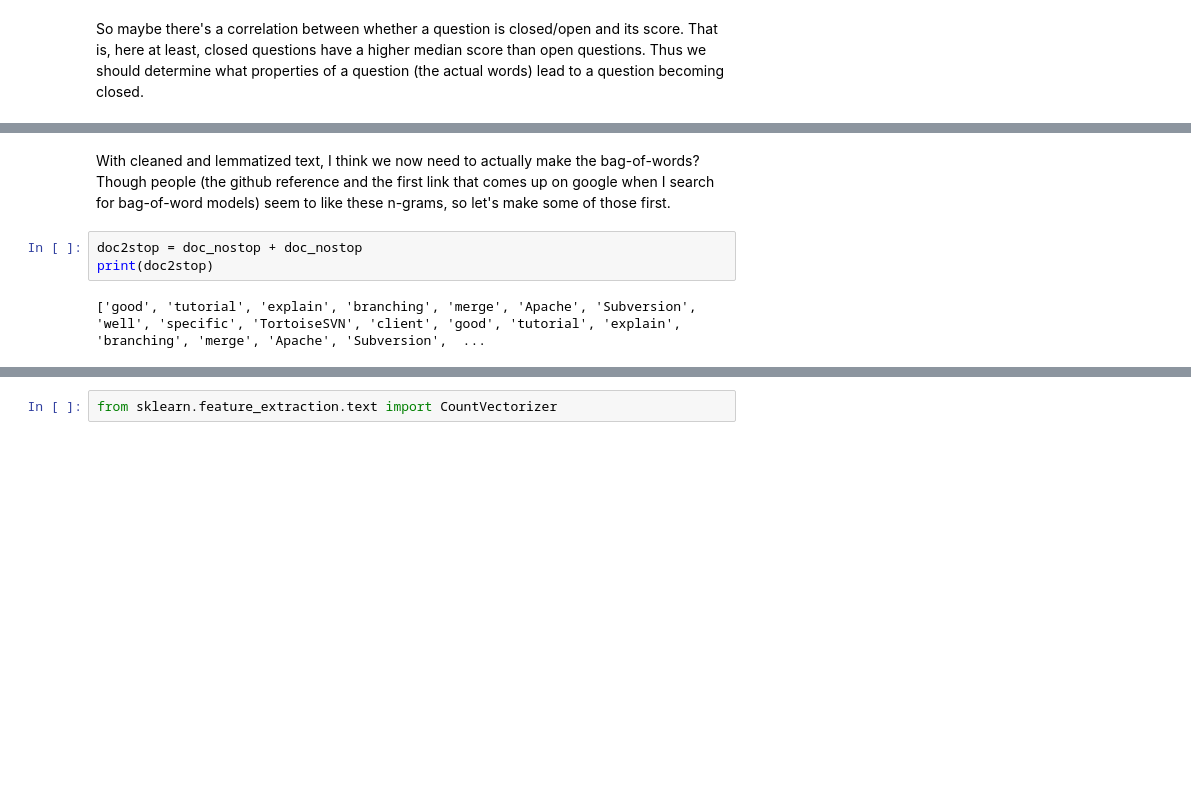
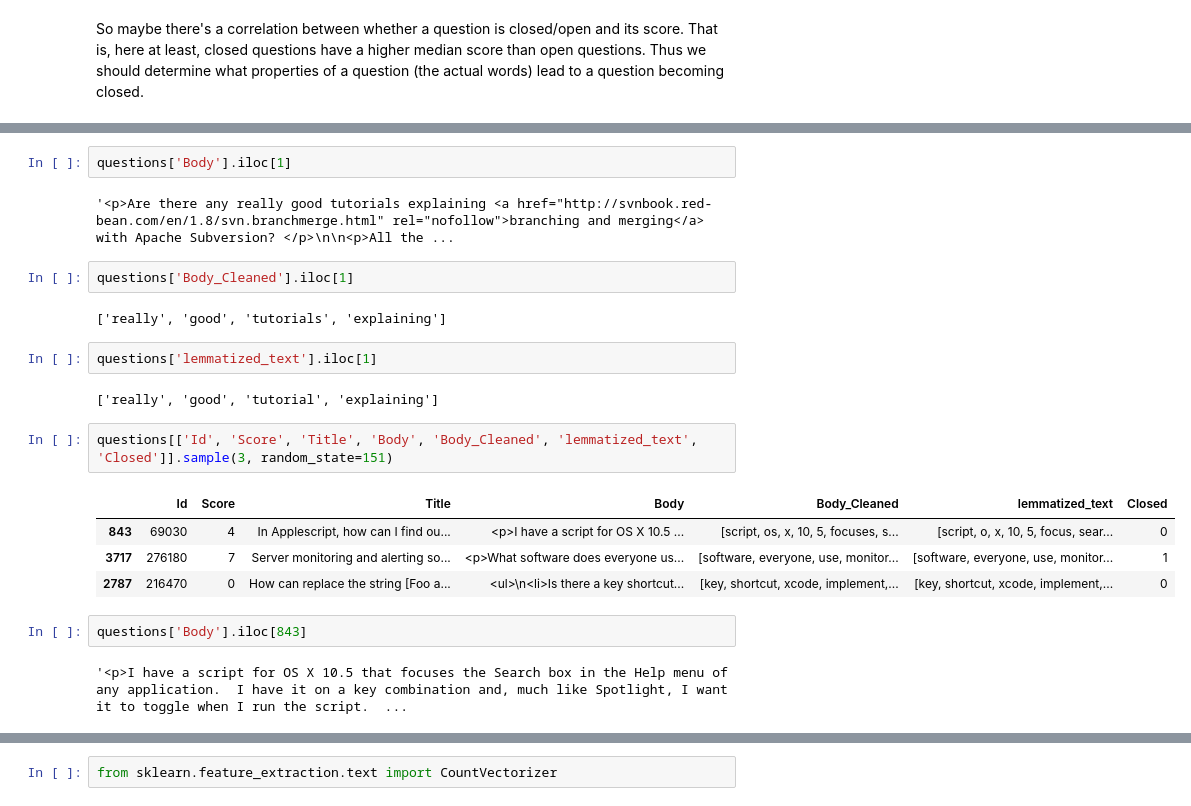
Before and after one commit to khendri1/Erdos-Boot-Camp-Project, a Jupyter notebook: project_work.ipynb, the cells around one changed output, grey strips where cells are left out. Cells and saved outputs as stored; diff of their text form; blank space fills up the shorter version.

```diff
--- a/project_work.ipynb
+++ b/project_work.ipynb
@@ -257,7 +346,23 @@ Is might be possible to just identify words, then identify stop words, and subtr
-# %% [markdown]
-With cleaned and lemmatized text, I think we now need to actually make the bag-of-words? Though people (the github reference and the first link that comes up on google when I search for bag-of-word models) seem to like these n-grams, so let's make some of those first.
-# %%
-doc2stop = doc_nostop + doc_nostop
-print(doc2stop)
-# %% [output]
-['good', 'tutorial', 'explain', 'branching', 'merge', 'Apache', 'Subversion', 'well', 'specific', 'TortoiseSVN', 'client', 'good', 'tutorial', 'explain', 'branching', 'merge', 'Apache', 'Subversion',  ...
+# %%
+questions['Body'].iloc[1]
+# %% [output]
+'<p>Are there any really good tutorials explaining <a href="http://svnbook.red-bean.com/en/1.8/svn.branchmerge.html" rel="nofollow">branching and merging</a> with Apache Subversion? </p>\n\n<p>All the ...
+# %%
+questions['Body_Cleaned'].iloc[1]
+# %% [output]
+['really', 'good', 'tutorials', 'explaining']
+# %%
+questions['lemmatized_text'].iloc[1]
+# %% [output]
+['really', 'good', 'tutorial', 'explaining']
+# %%
+questions[['Id', 'Score', 'Title', 'Body', 'Body_Cleaned', 'lemmatized_text', 'Closed']].sample(3, random_state=151)
+# %% [output]
+|  | Id | Score | Title | Body | Body_Cleaned | lemmatized_text | Closed |
+| 843 | 69030 | 4 | In Applescript, how can I find ou... | <p>I have a script for OS X 10.5 ... | [script, os, x, 10, 5, focuses, s... | [script, o, x, 10, 5, focus, sear... | 0 |
+| 3717 | 276180 | 7 | Server monitoring and alerting so... | <p>What software does everyone us... | [software, everyone, use, monitor... | [software, everyone, use, monitor... | 1 |
+| 2787 | 216470 | 0 | How can replace the string [Foo a... | <ul>\n<li>Is there a key shortcut... | [key, shortcut, xcode, implement,... | [key, shortcut, xcode, implement,... | 0 |
+# %%
+questions['Body'].iloc[843]
+# %% [output]
+'<p>I have a script for OS X 10.5 that focuses the Search box in the Help menu of any application.  I have it on a key combination and, much like Spotlight, I want it to toggle when I run the script.  ...
```
Also changed, not shown: parts of 87 cells of this notebook.
